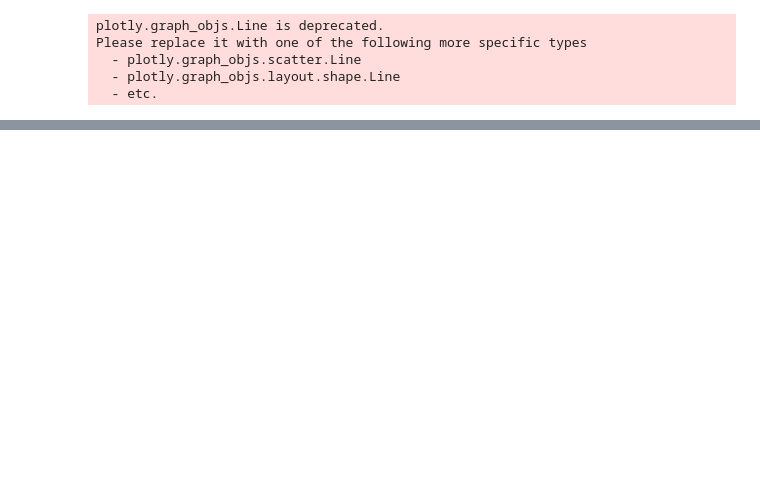
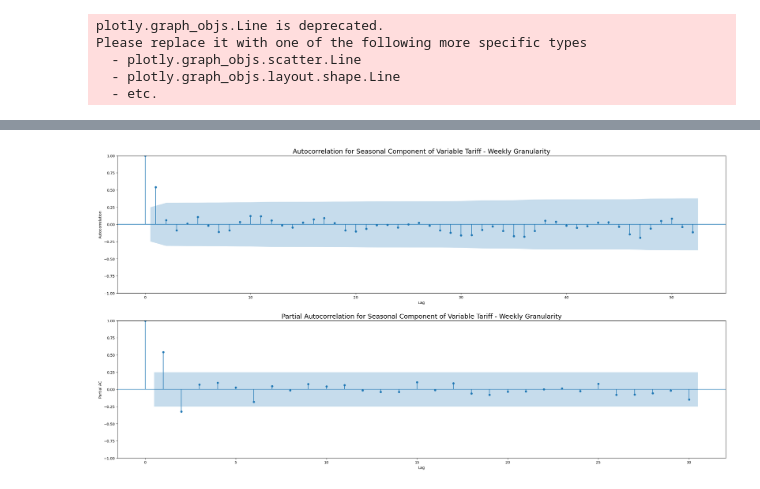
Before and after one commit to trihaovan/smart_meter_prediction, a Jupyter notebook: SARIMA.ipynb, the cells around one changed output, grey strips where cells are left out. Drawn from its saved outputs; the diff is of its cells as text; code cells hidden in the pictures; blank space fills up the shorter version.

```diff
--- a/SARIMA.ipynb
+++ b/SARIMA.ipynb
@@ -280,0 +340,18 @@ mean_absolute_percentage_error(ToU_train.head(-1),ToU_pred_train)
+# %%
+plt.subplots(2, 1, figsize = (30, 15))
+
+plt.subplot(2,1,1)
+# put the acf plot on the current axis
+plot_acf(day_df["ToU"].diff(52).dropna(), lags=52, ax=plt.gca())
+plt.xlabel('Lag')
+plt.ylabel('Autocorrelation')
+plt.title('Autocorrelation for Seasonal Component of Variable Tariff - Weekly Granularity', fontsize = 18)
+
+plt.subplot(2,1,2)
+plot_pacf(day_df["ToU"].diff(52).dropna(), lags=30, ax=plt.gca(), method='ywm')
+plt.xlabel('Lag')
+plt.ylabel('Partial AC')
+plt.title('Partial Autocorrelation for Seasonal Component of Variable Tariff - Weekly Granularity', fontsize = 18)
+plt.show()
+# %% [output]
+[figure, added]
```
Also changed, not shown: parts of 60 cells of this notebook, 1 other file.
